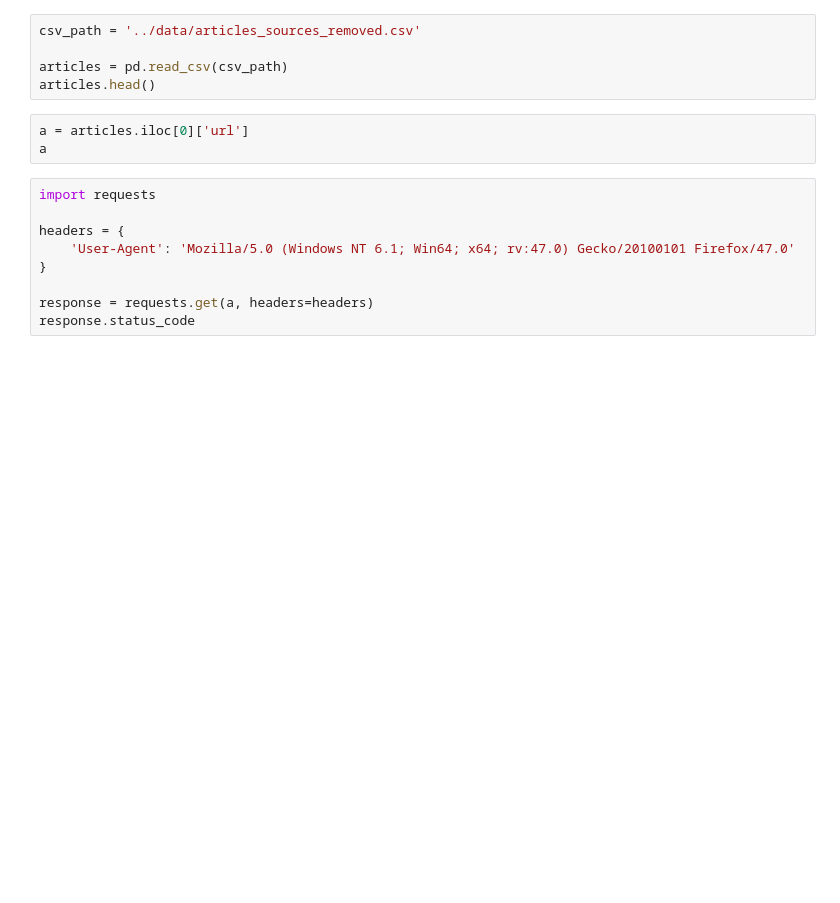
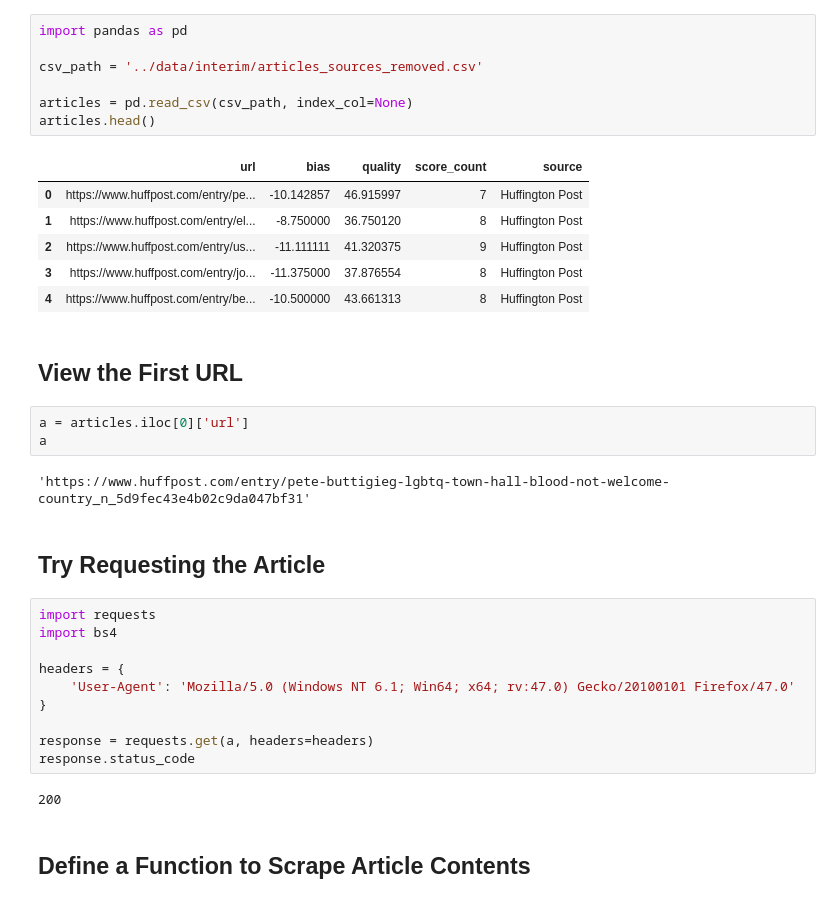
Before and after one commit to vyathakavilocana/aiclubproject1newsfeed, a Jupyter notebook: notebooks/3.0-scrape-article-body.ipynb, the cells around one changed output. Cells and saved outputs as stored; diff of their text form; blank space fills up the shorter version.

```diff
--- a/notebooks/3.0-scrape-article-body.ipynb
+++ b/notebooks/3.0-scrape-article-body.ipynb
@@ -3,13 +7,31 @@ import pandas as pd
 # %%
-csv_path = '../data/articles_sources_removed.csv'
+import pandas as pd
 
-articles = pd.read_csv(csv_path)
+csv_path = '../data/interim/articles_sources_removed.csv'
+
+articles = pd.read_csv(csv_path, index_col=None)
 articles.head()
+# %% [output]
+|  | url | bias | quality | score_count | source |
+| 0 | https://www.huffpost.com/entry/pe... | -10.142857 | 46.915997 | 7 | Huffington Post |
+| 1 | https://www.huffpost.com/entry/el... | -8.750000 | 36.750120 | 8 | Huffington Post |
+| 2 | https://www.huffpost.com/entry/us... | -11.111111 | 41.320375 | 9 | Huffington Post |
+| 3 | https://www.huffpost.com/entry/jo... | -11.375000 | 37.876554 | 8 | Huffington Post |
+| 4 | https://www.huffpost.com/entry/be... | -10.500000 | 43.661313 | 8 | Huffington Post |
+# %% [markdown]
+View the First URL
+---
 # %%
 a = articles.iloc[0]['url']
 a
+# %% [output]
+'https://www.huffpost.com/entry/pete-buttigieg-lgbtq-town-hall-blood-not-welcome-country_n_5d9fec43e4b02c9da047bf31'
+# %% [markdown]
+Try Requesting the Article
+---
 # %%
 import requests
+import bs4
 
 headers = {
     'User-Agent': 'Mozilla/5.0 (Windows NT 6.1; Win64; x64; rv:47.0) Gecko/20100101 Firefox/47.0'
@@ -17,4 +39,9 @@ headers = {
 
 response = requests.get(a, headers=headers)
 response.status_code
+# %% [output]
+200
+# %% [markdown]
+Define a Function to Scrape Article Contents
+---
 # %%
```
Also changed, not shown: parts of 8 cells of this notebook, 1 other file.
